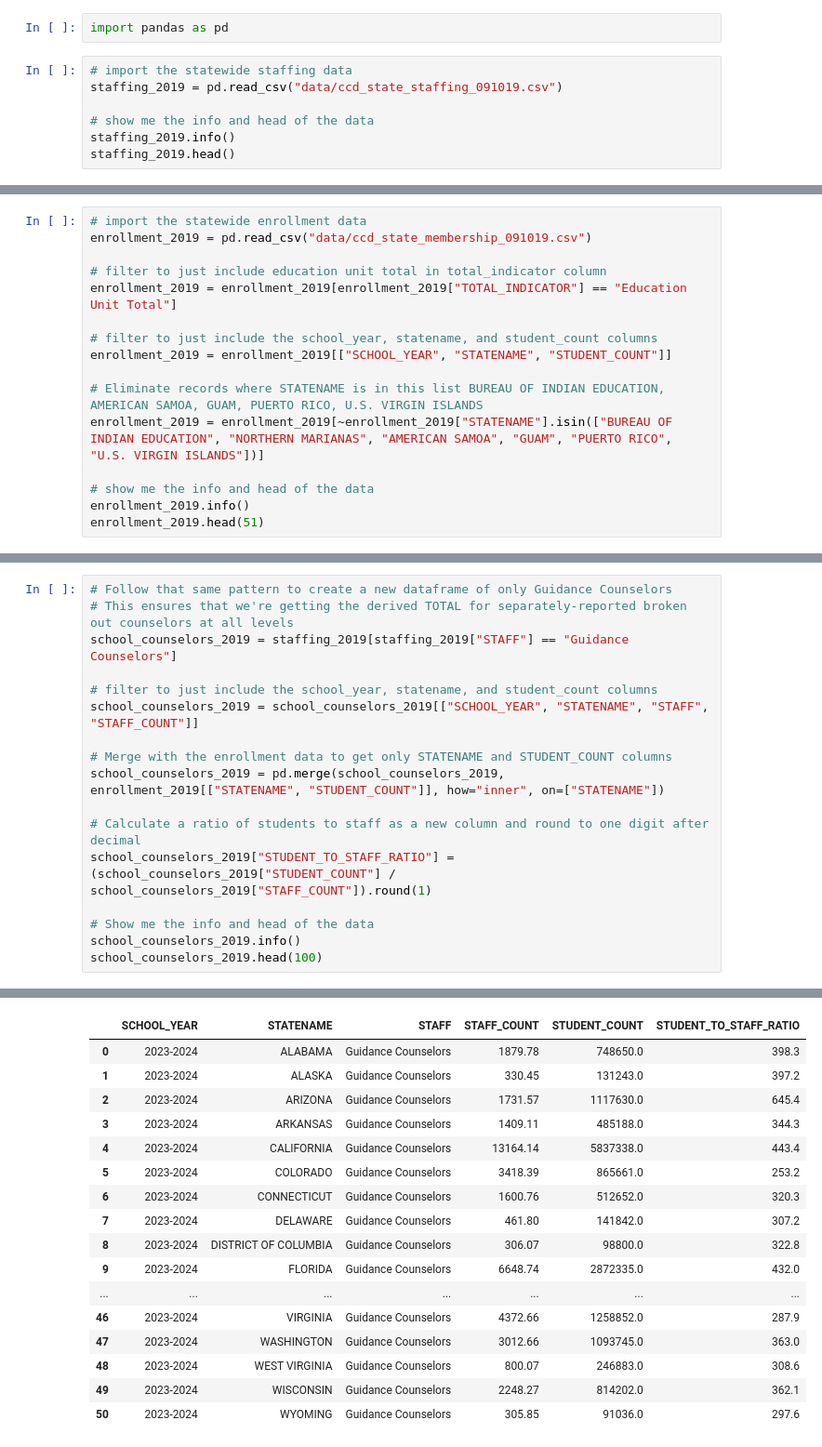
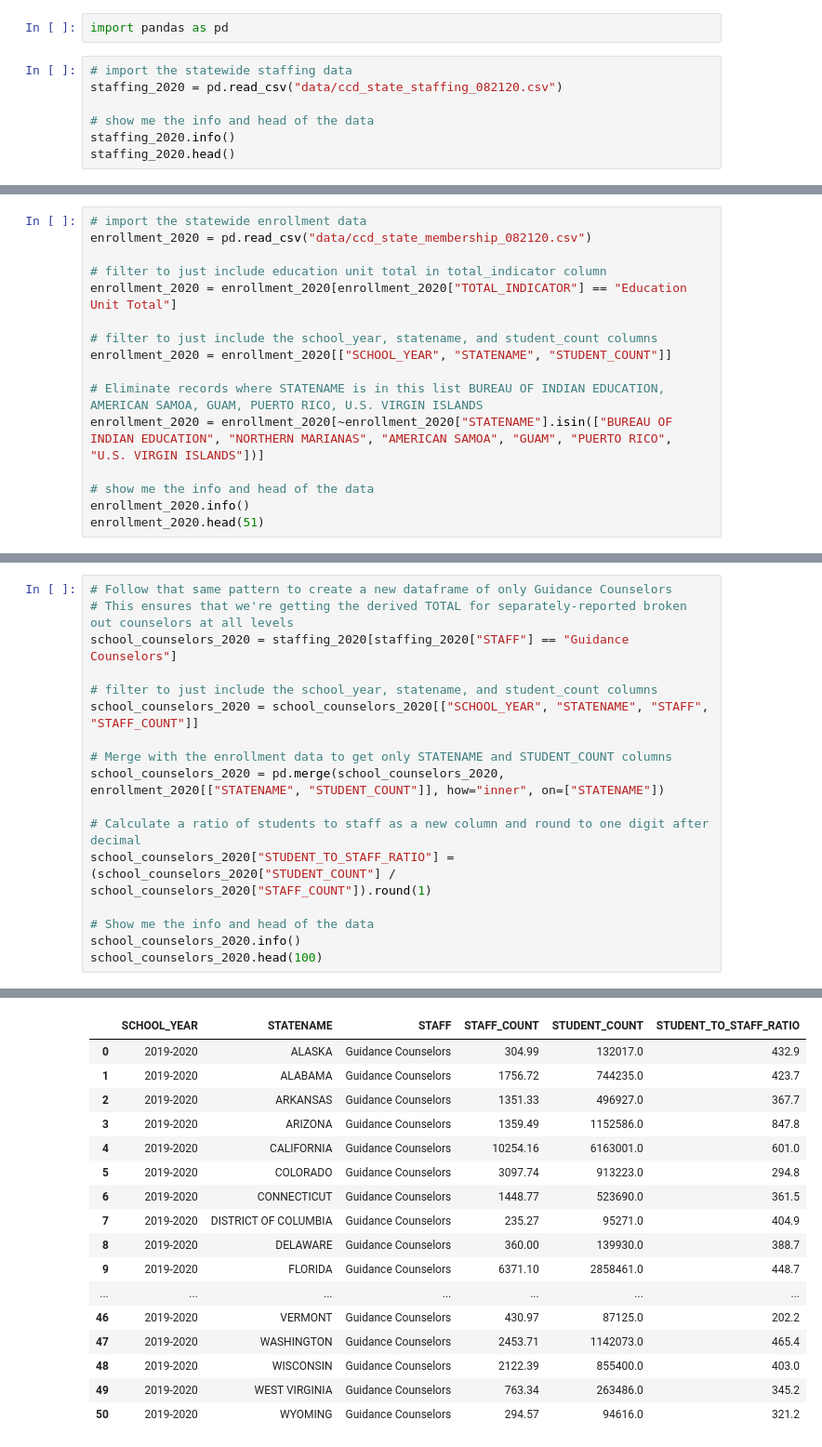
Before and after one commit to jkelly3rd/school_counselors, a Jupyter notebook: 01_school_counselors_past.ipynb, the cells around one changed output, grey strips where cells are left out. Shown at 93% size. Drawn from its saved outputs; the diff is of its cells as text.

```diff
--- a/01_school_counselors_past.ipynb
+++ b/01_school_counselors_past.ipynb
@@ -2,10 +2,10 @@
 import pandas as pd
 # %%
 # import the statewide staffing data
-staffing_2019 = pd.read_csv("data/ccd_state_staffing_091019.csv")
+staffing_2020 = pd.read_csv("data/ccd_state_staffing_082120.csv")
 
 # show me the info and head of the data
-staffing_2019.info()
-staffing_2019.head()
+staffing_2020.info()
+staffing_2020.head()
 # %% [output]
 <class 'pandas.core.frame.DataFrame'>
@@ -34,18 +34,18 @@ memory usage: 113.7+ KB
 # %%
 # import the statewide enrollment data
-enrollment_2019 = pd.read_csv("data/ccd_state_membership_091019.csv")
+enrollment_2020 = pd.read_csv("data/ccd_state_membership_082120.csv")
 
 # filter to just include education unit total in total_indicator column
-enrollment_2019 = enrollment_2019[enrollment_2019["TOTAL_INDICATOR"] == "Education Unit Total"]
+enrollment_2020 = enrollment_2020[enrollment_2020["TOTAL_INDICATOR"] == "Education Unit Total"]
 
 # filter to just include the school_year, statename, and student_count columns
-enrollment_2019 = enrollment_2019[["SCHOOL_YEAR", "STATENAME", "STUDENT_COUNT"]]
+enrollment_2020 = enrollment_2020[["SCHOOL_YEAR", "STATENAME", "STUDENT_COUNT"]]
 
 # Eliminate records where STATENAME is in this list BUREAU OF INDIAN EDUCATION, AMERICAN SAMOA, GUAM, PUERTO RICO, U.S. VIRGIN ISLANDS
-enrollment_2019 = enrollment_2019[~enrollment_2019["STATENAME"].isin(["BUREAU OF INDIAN EDUCATION", "NORTHERN MARIANAS", "AMERICAN SAMOA", "GUAM", "PUERTO RICO", "U.S. VIRGIN ISLANDS"])]
+enrollment_2020 = enrollment_2020[~enrollment_2020["STATENAME"].isin(["BUREAU OF INDIAN EDUCATION", "NORTHERN MARIANAS", "AMERICAN SAMOA", "GUAM", "PUERTO RICO", "U.S. VIRGIN ISLANDS"])]
 
 # show me the info and head of the data
-enrollment_2019.info()
-enrollment_2019.head(51)
+enrollment_2020.info()
+enrollment_2020.head(51)
 # %% [output]
 <class 'pandas.core.frame.DataFrame'>
@@ -125,50 +125,50 @@ memory usage: 2.5+ KB
 # %%
 # Follow that same pattern to create a new dataframe of only Guidance Counselors
 # This ensures that we're getting the derived TOTAL for separately-reported broken out counselors at all levels
-school_counselors_2019 = staffing_2019[staffing_2019["STAFF"] == "Guidance Counselors"]
+school_counselors_2020 = staffing_2020[staffing_2020["STAFF"] == "Guidance Counselors"]
 
 # filter to just include the school_year, statename, and student_count columns
-school_counselors_2019 = school_counselors_2019[["SCHOOL_YEAR", "STATENAME", "STAFF", "STAFF_COUNT"]]
+school_counselors_2020 = school_counselors_2020[["SCHOOL_YEAR", "STATENAME", "STAFF", "STAFF_COUNT"]]
 
 # Merge with the enrollment data to get only STATENAME and STUDENT_COUNT columns
-school_counselors_2019 = pd.merge(school_counselors_2019, enrollment_2019[["STATENAME", "STUDENT_COUNT"]], how="inner", on=["STATENAME"])
+school_counselors_2020 = pd.merge(school_counselors_2020, enrollment_2020[["STATENAME", "STUDENT_COUNT"]], how="inner", on=["STATENAME"])
 
 # Calculate a ratio of students to staff as a new column and round to one digit after decimal
-school_counselors_2019["STUDENT_TO_STAFF_RATIO"] = (school_counselors_2019["STUDENT_COUNT"] / school_counselors_2019["STAFF_COUNT"]).round(1)
+school_counselors_2020["STUDENT_TO_STAFF_RATIO"] = (school_counselors_2020["STUDENT_COUNT"] / school_counselors_2020["STAFF_COUNT"]).round(1)
 
 # Show me the info and head of the data
-school_counselors_2019.info()
-school_counselors_2019.head(100)
+school_counselors_2020.info()
+school_counselors_2020.head(100)
 # %% [output]
 <class 'pandas.core.frame.DataFrame'>
 RangeIndex: 51 entries, 0 to 50
 Data columns (total 6 columns):
  #   Column                  Non-Null Count  Dtype
 ---  ------                  --------------  -----
  0   SCHOOL_YEAR             51 non-null     object
  1   STATENAME               51 non-null     object
  2   STAFF                   51 non-null     object
  3   STAFF_COUNT             51 non-null     float64
  4   STUDENT_COUNT           51 non-null     float64
  5   STUDENT_TO_STAFF_RATIO  51 non-null     float64
 dtypes: float64(3), object(3)
 memory usage: 2.5+ KB
 |  | SCHOOL_YEAR | STATENAME | STAFF | STAFF_COUNT | STUDENT_COUNT | STUDENT_TO_STAFF_RATIO |
-| 0 | 2023-2024 | ALABAMA | Guidance Counselors | 1879.78 | 748650.0 | 398.3 |
-| 1 | 2023-2024 | ALASKA | Guidance Counselors | 330.45 | 131243.0 | 397.2 |
-| 2 | 2023-2024 | ARIZONA | Guidance Counselors | 1731.57 | 1117630.0 | 645.4 |
-| 3 | 2023-2024 | ARKANSAS | Guidance Counselors | 1409.11 | 485188.0 | 344.3 |
-| 4 | 2023-2024 | CALIFORNIA | Guidance Counselors | 13164.14 | 5837338.0 | 443.4 |
-| 5 | 2023-2024 | COLORADO | Guidance Counselors | 3418.39 | 865661.0 | 253.2 |
-| 6 | 2023-2024 | CONNECTICUT | Guidance Counselors | 1600.76 | 512652.0 | 320.3 |
-| 7 | 2023-2024 | DELAWARE | Guidance Counselors | 461.80 | 141842.0 | 307.2 |
-| 8 | 2023-2024 | DISTRICT OF COLUMBIA | Guidance Counselors | 306.07 | 98800.0 | 322.8 |
-| 9 | 2023-2024 | FLORIDA | Guidance Counselors | 6648.74 | 2872335.0 | 432.0 |
+| 0 | 2019-2020 | ALASKA | Guidance Counselors | 304.99 | 132017.0 | 432.9 |
+| 1 | 2019-2020 | ALABAMA | Guidance Counselors | 1756.72 | 744235.0 | 423.7 |
+| 2 | 2019-2020 | ARKANSAS | Guidance Counselors | 1351.33 | 496927.0 | 367.7 |
+| 3 | 2019-2020 | ARIZONA | Guidance Counselors | 1359.49 | 1152586.0 | 847.8 |
+| 4 | 2019-2020 | CALIFORNIA | Guidance Counselors | 10254.16 | 6163001.0 | 601.0 |
+| 5 | 2019-2020 | COLORADO | Guidance Counselors | 3097.74 | 913223.0 | 294.8 |
+| 6 | 2019-2020 | CONNECTICUT | Guidance Counselors | 1448.77 | 523690.0 | 361.5 |
+| 7 | 2019-2020 | DISTRICT OF COLUMBIA | Guidance Counselors | 235.27 | 95271.0 | 404.9 |
+| 8 | 2019-2020 | DELAWARE | Guidance Counselors | 360.00 | 139930.0 | 388.7 |
+| 9 | 2019-2020 | FLORIDA | Guidance Counselors | 6371.10 | 2858461.0 | 448.7 |
 | ... | ... | ... | ... | ... | ... | ... |
-| 46 | 2023-2024 | VIRGINIA | Guidance Counselors | 4372.66 | 1258852.0 | 287.9 |
-| 47 | 2023-2024 | WASHINGTON | Guidance Counselors | 3012.66 | 1093745.0 | 363.0 |
-| 48 | 2023-2024 | WEST VIRGINIA | Guidance Counselors | 800.07 | 246883.0 | 308.6 |
-| 49 | 2023-2024 | WISCONSIN | Guidance Counselors | 2248.27 | 814202.0 | 362.1 |
-| 50 | 2023-2024 | WYOMING | Guidance Counselors | 305.85 | 91036.0 | 297.6 |
+| 46 | 2019-2020 | VERMONT | Guidance Counselors | 430.97 | 87125.0 | 202.2 |
+| 47 | 2019-2020 | WASHINGTON | Guidance Counselors | 2453.71 | 1142073.0 | 465.4 |
+| 48 | 2019-2020 | WISCONSIN | Guidance Counselors | 2122.39 | 855400.0 | 403.0 |
+| 49 | 2019-2020 | WEST VIRGINIA | Guidance Counselors | 763.34 | 263486.0 | 345.2 |
+| 50 | 2019-2020 | WYOMING | Guidance Counselors | 294.57 | 94616.0 | 321.2 |
 # %%
 # Export csv files for both school psychologists and school counselors
```
Also changed, not shown: parts of 4 cells of this notebook, 4 other files.
